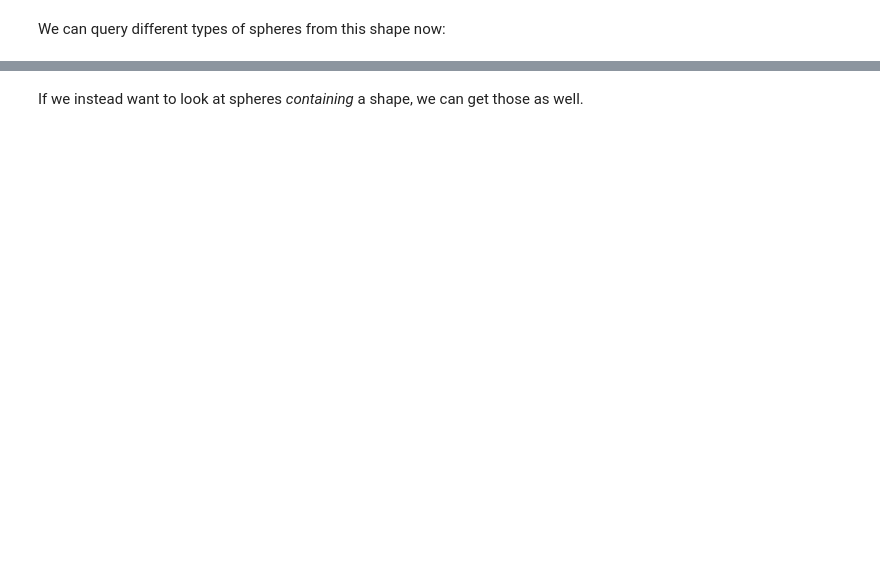
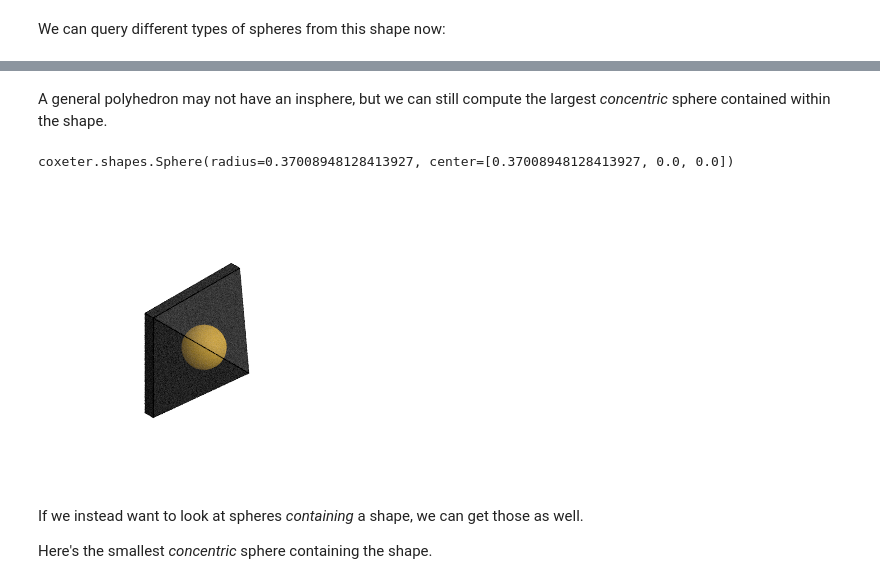
Before and after one commit to glotzerlab/coxeter, a Jupyter notebook: doc/source/examples/Spheres.ipynb, the cells around one changed output, grey strips where cells are left out. Saved outputs shown, nothing was run; the diff lists cells and outputs as text; code cells hidden in the pictures; blank space fills up the shorter version.

```diff
--- a/doc/source/examples/Spheres.ipynb
+++ b/doc/source/examples/Spheres.ipynb
@@ -63,2 +64,14 @@ dodecahedron = coxeter.families.PlatonicFamily.get_shape("Dodecahedron")
+# %%
+vertices = [[0,1,-1],
+            [0,1,1],
+            [0,-1,-1],
+            [0,-1,1],
+            [np.sqrt(2),0,0],
+            [0.2,1,-1],
+            [0.2,1,1],
+            [0.2,-1,-1],
+            [0.2,-1,1]
+            ]
+random_shape = coxeter.shapes.ConvexPolyhedron(vertices)
 # %% [markdown]
 We can query different types of spheres from this shape now:
@@ -75,2 +90,12 @@ plot_polyhedron_with_sphere(dodecahedron)
+# %% [markdown]
+A general polyhedron may not have an insphere, but we can still compute the largest *concentric* sphere contained within the shape.
+# %%
+print(random_shape.maximal_centered_bounded_sphere)
+plot_polyhedron_with_sphere(random_shape, random_shape.maximal_centered_bounded_sphere, True)
+# %% [output]
+coxeter.shapes.Sphere(radius=0.37008948128413927, center=[0.37008948128413927, 0.0, 0.0])
+[figure, added]
 # %% [markdown]
 If we instead want to look at spheres _containing_ a shape, we can get those as well.
+
+Here's the smallest *concentric* sphere containing the shape.
```
Also changed, not shown: parts of 14 cells of this notebook.
